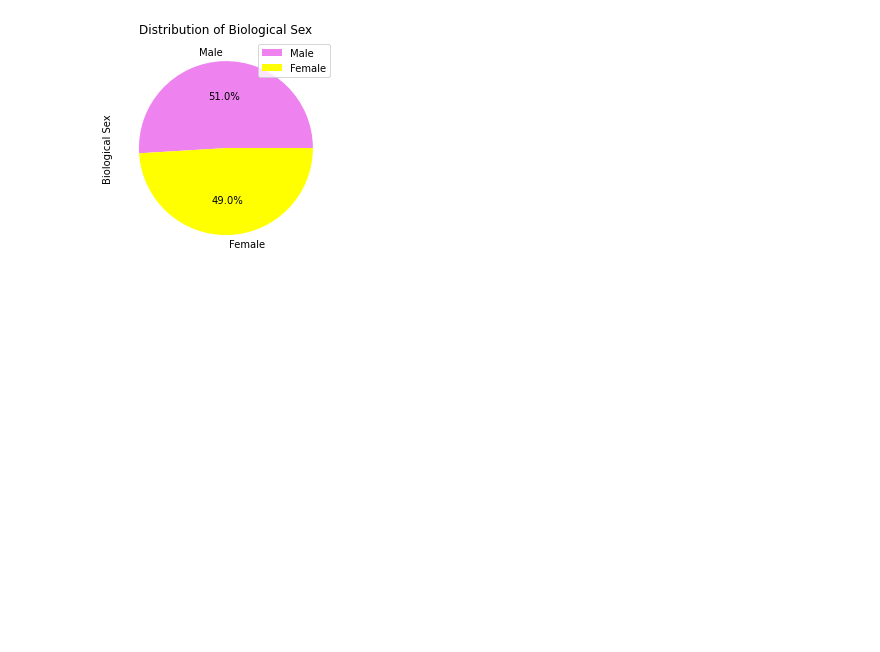
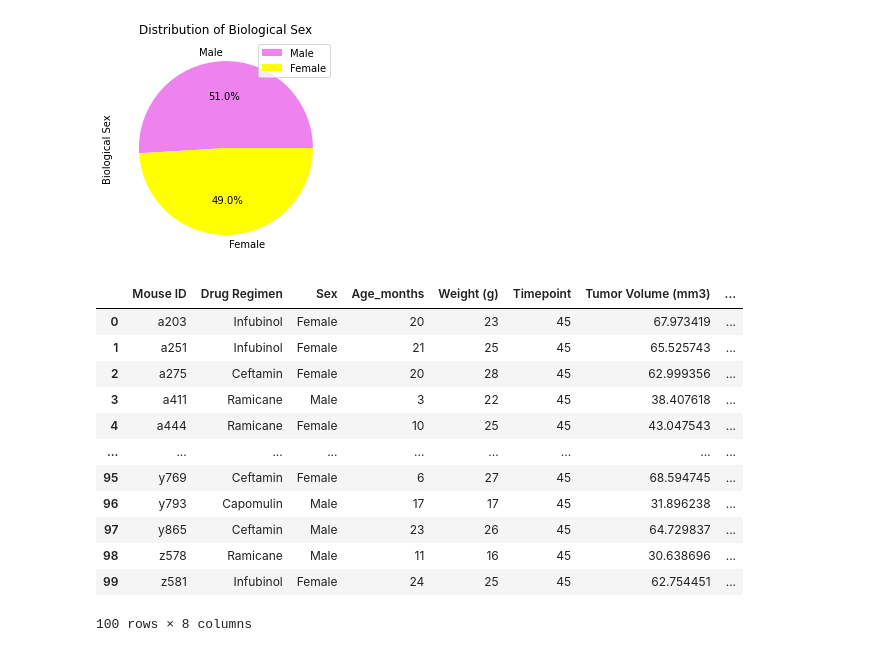
Before and after one commit to ahop92/exp-cancer-drug-therapy-outcomes, a Jupyter notebook: Pymaceuticals/main.ipynb, the cells around one changed output. Cells and saved outputs as stored; diff of their text form; code cells hidden in the pictures; blank space fills up the shorter version.

```diff
--- a/Pymaceuticals/main.ipynb
+++ b/Pymaceuticals/main.ipynb
@@ -179,2 +183,35 @@ mice_piechart = mice_countdf.plot(kind='pie',
 # %% [output]
 [figure]
+# %%
+# Calculating the final tumor volume of each mouse across four of the most promising treatment regimens
+#ref: Worked with Tanmay Patel and Nicole Cruz for logic
+
+
+#Filter the data to contain only the 4 drugs of interest specficied: Capomulin, Ramicane, Infubinol, Ceftamin
+bestdrugregimensdf = clean_data.loc[(clean_data["Drug Regimen"] == "Capomulin")|
+                                  (clean_data["Drug Regimen"] == "Ramicane")|
+                                  (clean_data["Drug Regimen"] == "Infubinol")|
+                                  (clean_data["Drug Regimen"] == "Ceftamin"), :]
+
+final_tumorvolumesdf = bestdrugregimensdf.groupby(["Mouse ID"]).max()
+final_tumorvolumesdf = final_tumorvolumesdf.drop(columns=["Age_months", "Weight (g)", "Tumor Volume (mm3)", "Metastatic Sites"])
+final_tumorvolumesdf = final_tumorvolumesdf[["Drug Regimen", "Timepoint", "Sex"]]
+final_tumorvolumesdf = final_tumorvolumesdf.reset_index()
+final_tumorvolumesdf = final_tumorvolumesdf.merge(clean_data, on=["Mouse ID", "Drug Regimen", "Timepoint", "Sex"])
+final_tumorvolumesdf = final_tumorvolumesdf[["Mouse ID", "Drug Regimen", "Sex", "Age_months",
+                                             "Weight (g)", "Timepoint", "Tumor Volume (mm3)", "Metastatic Sites"]]
+final_tumorvolumesdf
+# %% [output]
+|  | Mouse ID | Drug Regimen | Sex | Age_months | Weight (g) | Timepoint | Tumor Volume (mm3) | ... |
+| 0 | a203 | Infubinol | Female | 20 | 23 | 45 | 67.973419 | ... |
+| 1 | a251 | Infubinol | Female | 21 | 25 | 45 | 65.525743 | ... |
+| 2 | a275 | Ceftamin | Female | 20 | 28 | 45 | 62.999356 | ... |
+| 3 | a411 | Ramicane | Male | 3 | 22 | 45 | 38.407618 | ... |
+| 4 | a444 | Ramicane | Female | 10 | 25 | 45 | 43.047543 | ... |
+| ... | ... | ... | ... | ... | ... | ... | ... | ... |
+| 95 | y769 | Ceftamin | Female | 6 | 27 | 45 | 68.594745 | ... |
+| 96 | y793 | Capomulin | Male | 17 | 17 | 45 | 31.896238 | ... |
+| 97 | y865 | Ceftamin | Male | 23 | 26 | 45 | 64.729837 | ... |
+| 98 | z578 | Ramicane | Male | 11 | 16 | 45 | 30.638696 | ... |
+| 99 | z581 | Infubinol | Female | 24 | 25 | 45 | 62.754451 | ... |
+100 rows × 8 columns
```
Also changed, not shown: parts of 3 cells of this notebook.
